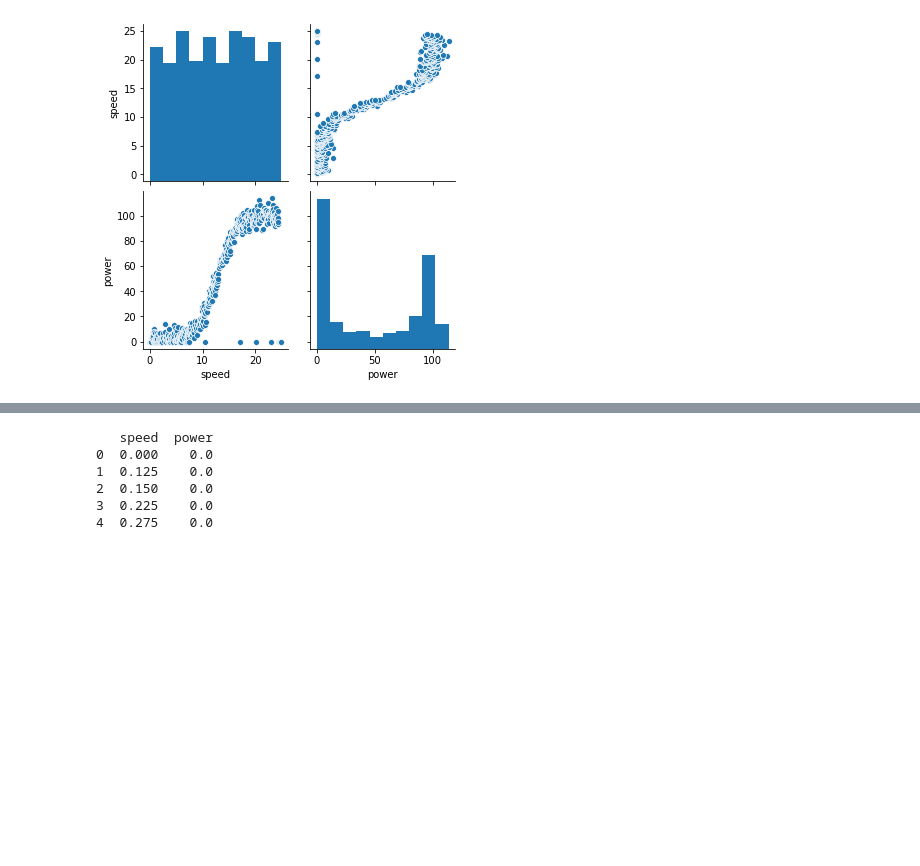
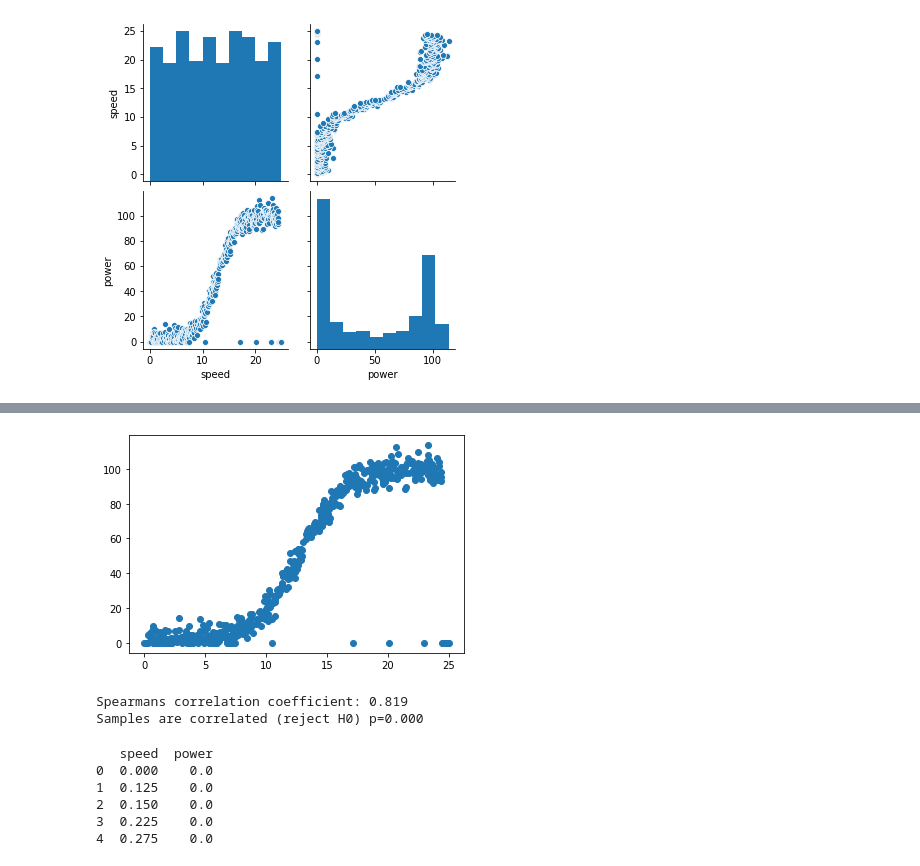
Before and after one commit to collinstechwrite/Fundamentals_Data_Analysis_Project, a Jupyter notebook: Project 2020 Fundamentals of Data Analysis.ipynb, the cells around one changed output, grey strips where cells are left out. Cells and saved outputs as stored; diff of their text form; code cells hidden in the pictures; blank space fills up the shorter version.

Commit message:
added notes to Jupyter including Spearman Rank Test for correlation

```diff
--- a/Project 2020 Fundamentals of Data Analysis.ipynb
+++ b/Project 2020 Fundamentals of Data Analysis.ipynb
@@ -80,3 +111,42 @@ The only work around I found was to do linear prediction in smaller segments rat
+# %%
+# https://machinelearningmastery.com/how-to-calculate-nonparametric-rank-correlation-in-python/
+# generate related variables
+from numpy.random import rand
+from numpy.random import seed
+from matplotlib import pyplot
+import pandas as pd
+
+powerproduction = pd.read_csv('powerproduction.csv')
+# prepare data
+data1 = powerproduction['speed'].tolist()
+data2 = powerproduction['power'].tolist()
+# plot
+pyplot.scatter(data1, data2)
+pyplot.show()
+# %% [output]
+[figure, added]
+# %%
+from numpy.random import rand
+from numpy.random import seed
+from scipy.stats import spearmanr
+import pandas as pd
+
+powerproduction = pd.read_csv('powerproduction.csv')
+# prepare data
+data1 = powerproduction['speed'].tolist()
+data2 = powerproduction['power'].tolist()
+# calculate spearman's correlation
+coef, p = spearmanr(data1, data2)
+print('Spearmans correlation coefficient: %.3f' % coef)
+# interpret the significance
+alpha = 0.05
+if p > alpha:
+	print('Samples are uncorrelated (fail to reject H0) p=%.3f' % p)
+else:
+	print('Samples are correlated (reject H0) p=%.3f' % p)
+# %% [output]
+Spearmans correlation coefficient: 0.819
+Samples are correlated (reject H0) p=0.000
 # %%
 import pandas as pd
 df = pd.read_csv("powerproduction.csv")
```
Also changed, not shown: parts of 3 cells of this notebook, 1 other file.
